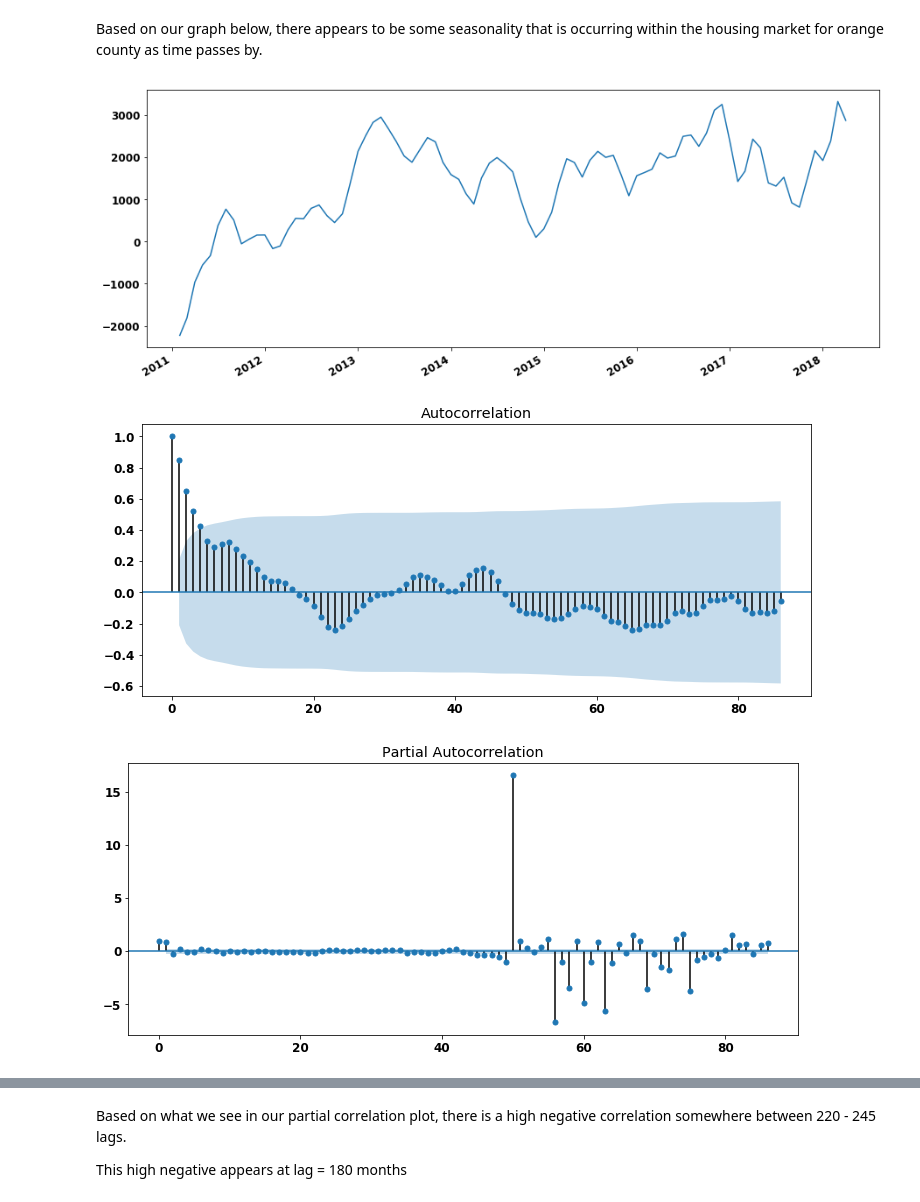
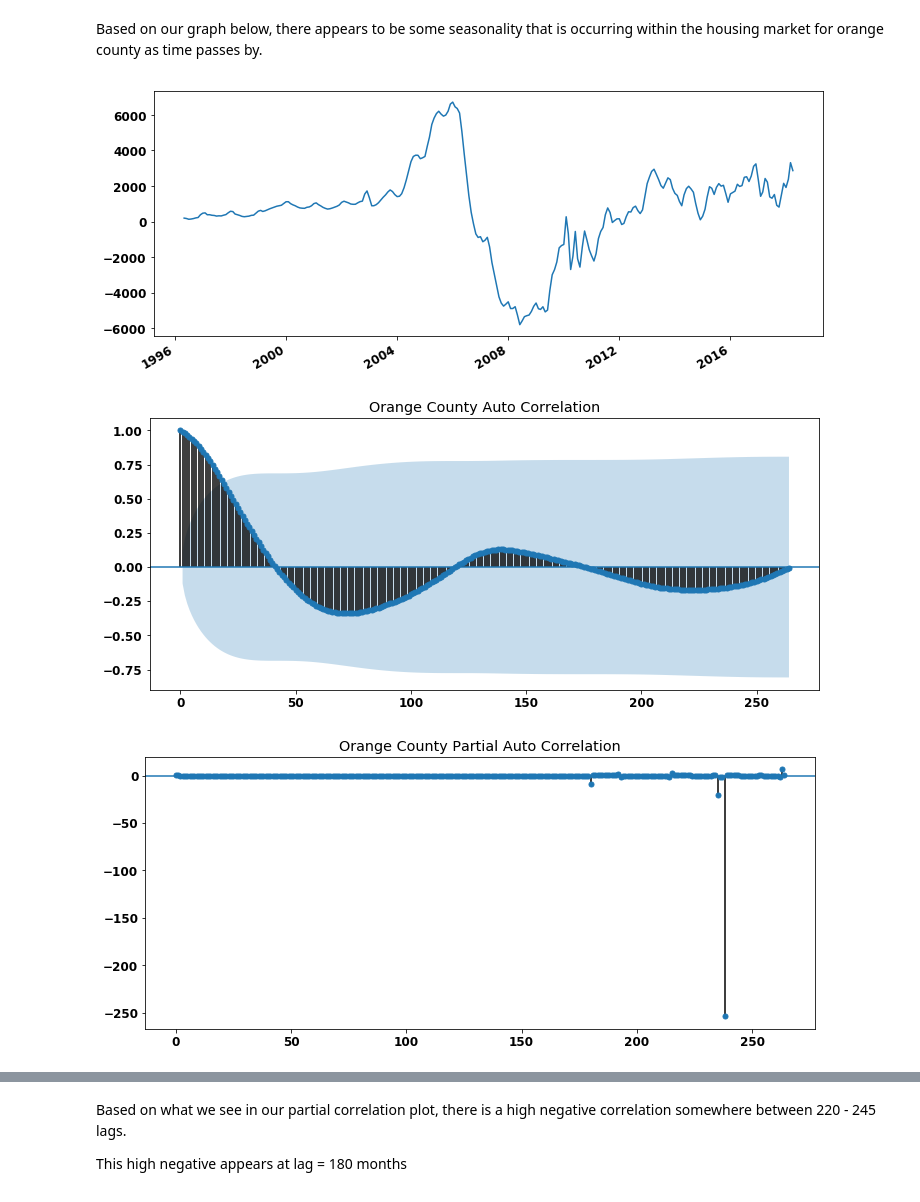
Before and after one commit to rahkeemg/dsc-mod-4-project-online-ds-ft-090919, a Jupyter notebook: mod_4_starter_notebook.ipynb, the cells around one changed output, grey strips where cells are left out. Drawn from its saved outputs; the diff is of its cells as text; code cells hidden in the pictures.

```diff
--- a/mod_4_starter_notebook.ipynb
+++ b/mod_4_starter_notebook.ipynb
@@ -205,6 +193,10 @@ florida_monthly.value.mean().plot()
 # %%
-## Separate out Florida by year 2011
-df_fl_2011 = df_fl['2011':]
-# df_fl_2011.loc[(df_fl.CountyName=='Orange'), ['value']].resample('MS').mean()
-df_fl_2011.loc[(df_fl_2011.CountyName=='Orange'), ['value']].resample('MS').mean()
+# Separate out the areas that are part of Orange County, Florida BY YEAR 2011
+orange_county = df_fl.loc[(df_fl.CountyName=='Orange'), ['value']].resample('MS').mean()
+plt.figure(figsize=(15,6))
+plt.plot(orange_county)
+plt.legend()
+plt.show()
+
+# df_fl_2011.loc[(df_fl_2011.CountyName=='Orange'), ['value']].resample('MS').mean()
 # %% [output]
@@ -230,8 +204,0 @@ df_fl_2011.loc[(df_fl_2011.CountyName=='Orange'), ['value']].resample('MS').mean
-# %%
-# Separate out the areas that are part of Orange County, Florida BY YEAR 2011
-orange_county = df_fl_2011.loc[(df_fl_2011.CountyName=='Orange'), ['value']].resample('MS').mean()
-plt.plot(orange_county)
-plt.legend()
-plt.show()
-
-# df_fl_2011.loc[(df_fl_2011.CountyName=='Orange'), ['value']].resample('MS').mean()
@@ -249,16 +221,17 @@ Based on our graph below, there appears to be some seasonality that is occurring
 # %%
 ## Looking at difference by year
 # Look at the distribution of the diffs and look at the one with the smallest standard deviation
 orange_county_diff = orange_county.diff(periods=1)
 plt.plot(orange_county_diff)
 rcParams['figure.figsize'] = (12, 5)
 
+
 plt.gcf().autofmt_xdate()
 rcParams['figure.figsize'] = (12, 5)
 
-plot_acf(orange_county_diff.dropna());
-plot_pacf(orange_county_diff.dropna());
+plot_acf(orange_county['value'], title='Orange County Auto Correlation');
+plot_pacf(orange_county['value'], title='Orange County Partial Auto Correlation');
 # %% [output]
-[figure, old version]
+[figure, new version]
-[figure, old version]
+[figure, new version]
-[figure, old version]
+[figure, new version]
```
Also changed, not shown: parts of 42 cells of this notebook.
